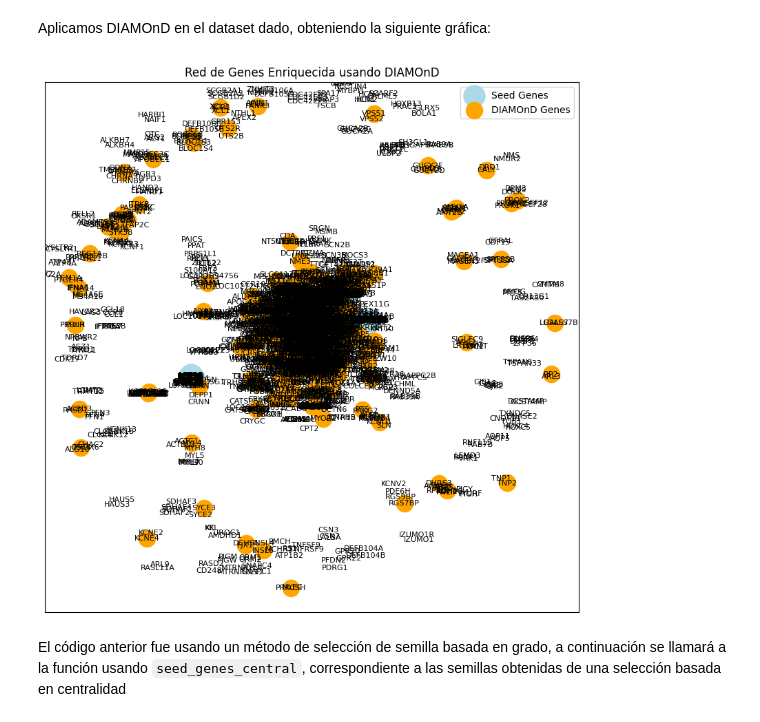
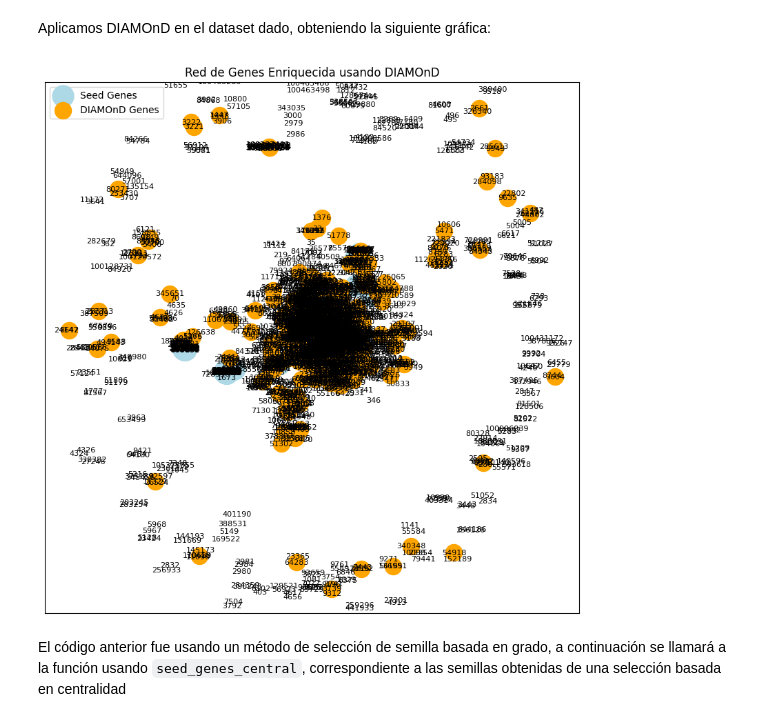
Before and after one commit to Diegodepab/NETWORK_PROPAGATION_GENES, a Jupyter notebook: propagación_de_redes_en_genes.ipynb, the cells around one changed output. Cells and saved outputs as stored; diff of their text form; code cells hidden in the pictures.

Commit message:
Arreglar busqueda de iteraccion de genes

```diff
--- a/propagación_de_redes_en_genes.ipynb
+++ b/propagación_de_redes_en_genes.ipynb
@@ -267,8 +267,8 @@ def read_input_from_df(df):
 ################################### main##############################
 
 # Leer el grafo desde el DataFrame
-df_name = df_interactions[['GEN1_name', 'GEN2_name']]
-G = read_input_from_df(df_name)
+#df_name = df_interactions[['GEN1_name', 'GEN2_name']] #en caso de compilar get_gene_name, no recomendado
+G = read_input_from_df(df)
 
 # Parámetros
 n = 200
@@ -355,9 +400,9 @@ def pvalue(kb, k, N, s, gamma_ln):
 def diamond_iteration_of_first_X_nodes(G, S, X, alpha=1):
     added_nodes = []
     neighbors = {node: set(G.neighbors(node)) for node in G.nodes}
-    degrees = {node: G.degree(node) for node in G.nodes}
+    degrees = dict(G.degree())  # Obtener grados de nodos una sola vez
     cluster_nodes = set(S)
-    gamma_ln = compute_all_gamma_ln(len(G.nodes))  # Precomputar gamma_ln para el número total de nodos
+    gamma_ln = compute_all_gamma_ln(len(G.nodes))  # Precomputar gamma_ln
 
     while len(added_nodes) < X:
         min_p = float('inf')
@@ -365,13 +410,16 @@ def diamond_iteration_of_first_X_nodes(G, S, X, alpha=1):
         for node in set(G.nodes) - cluster_nodes:
             k = degrees[node]  # Grado total del nodo
             kb = sum((1 for neighbor in neighbors[node] if neighbor in cluster_nodes))  # Grado en semillas
-            # Debug: imprimir valores
-            #print(f"Node: {node}, k: {k}, kb: {kb}, Cluster Size: {len(cluster_nodes)}")
+
+            # Evitar posibles divisiones por cero
+            if k == 0:
+                continue
+
             try:
                 p = pvalue(kb, k, len(G.nodes), len(cluster_nodes), gamma_ln)
             except ValueError as e:
                 print(f"Error calculando pvalue para nodo {node}: {e}")
-                continue  # Salir del ciclo si hay error
+                continue
 
             if p < min_p:
                 min_p = p
@@ -384,34 +432,34 @@ def diamond_iteration_of_first_X_nodes(G, S, X, alpha=1):
 
 # ------------------- VISUALIZACIÓN -------------------
 def graficar_red_enriquecida(G, seed_genes, diamond_genes):
     pos = nx.spring_layout(G)
     plt.figure(figsize=(10, 10))
 
     # Nodos de semillas
     nx.draw_networkx_nodes(G, pos, nodelist=seed_genes, node_color='lightblue', node_size=500, label="Seed Genes")
 
     # Nodos DIAMOnD
     nx.draw_networkx_nodes(G, pos, nodelist=diamond_genes, node_color='orange', node_size=300, label="DIAMOnD Genes")
 
     # Enlaces
     nx.draw_networkx_edges(G, pos, edgelist=[(u, v) for u, v in G.edges() if u in (seed_genes | set(diamond_genes)) and v in (seed_genes | set(diamond_genes))], alpha=0.5)
     nx.draw_networkx_labels(G, pos, font_size=8)
 
     plt.legend(loc="best")
     plt.title("Red de Genes Enriquecida usando DIAMOnD")
     plt.show()
 
 # ------------------- EJECUCIÓN -------------------
 #tienes que tener los datos cargados, mira el código del chunk superior
 
 seed_genes= seed_genes_grado #ejemplo usando grado
 
 diamond_genes = diamond_iteration_of_first_X_nodes(G, seed_genes, n, alpha)
 
 # Graficar red enriquecida
 graficar_red_enriquecida(G, seed_genes, diamond_genes)
 # %% [output]
-[figure, old version]
+[figure, new version]
 # %% [markdown]
 El código anterior fue usando un método de selección de semilla basada en grado, a continuación se llamará a la función usando `seed_genes_central`, correspondiente a las semillas obtenidas de una selección basada en centralidad
 # %%
```
Also changed, not shown: parts of 27 cells of this notebook, 11 other files.
